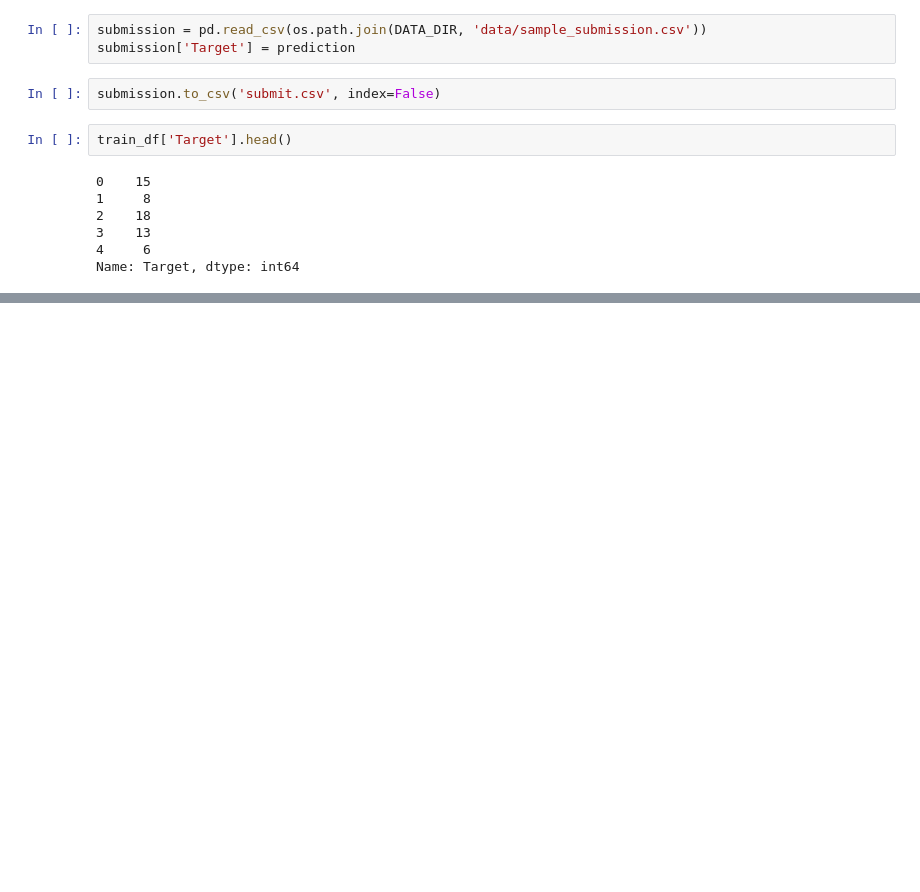
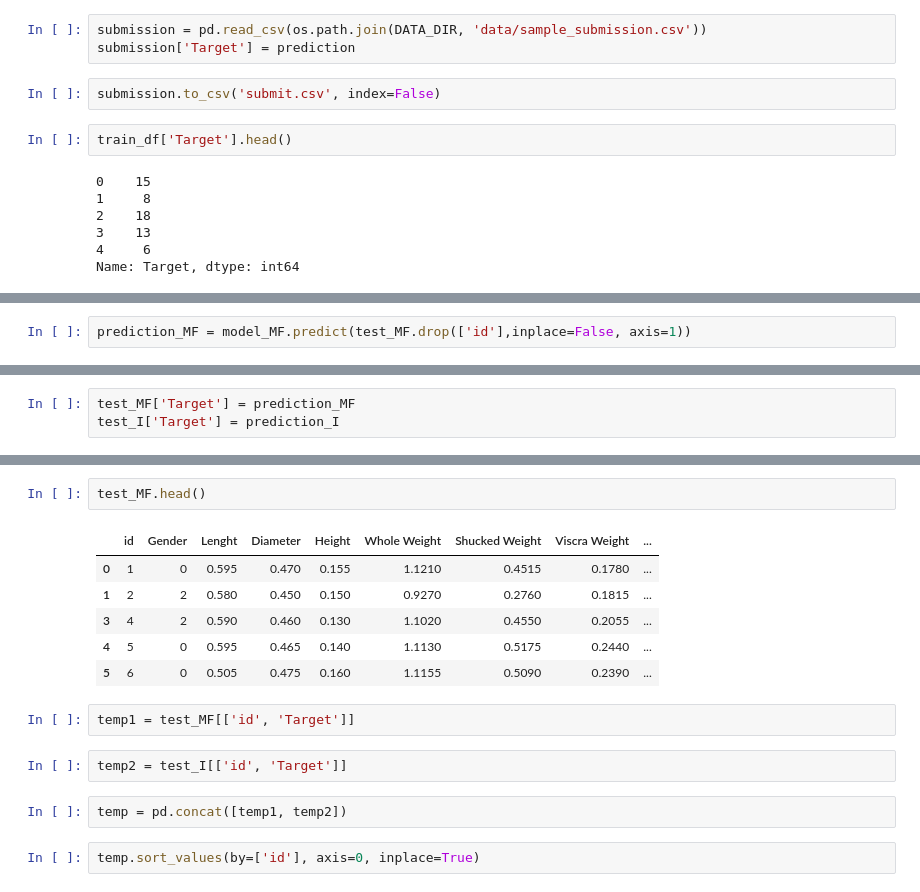
Before and after one commit to cheymingyu/Dacon_basic, a Jupyter notebook: abalone/predict_abalone_age.ipynb, the cells around one changed output, grey strips where cells are left out. Drawn from its saved outputs; the diff is of its cells as text; blank space fills up the shorter version.

```diff
--- a/abalone/predict_abalone_age.ipynb
+++ b/abalone/predict_abalone_age.ipynb
@@ -142,0 +181,2 @@ Name: Target, dtype: int64
+# %%
+prediction_MF = model_MF.predict(test_MF.drop(['id'],inplace=False, axis=1))
@@ -142,0 +185,3 @@ Name: Target, dtype: int64
+# %%
+test_MF['Target'] = prediction_MF
+test_I['Target'] = prediction_I
@@ -142,0 +202,17 @@ Name: Target, dtype: int64
+# %%
+test_MF.head()
+# %% [output]
+|  | id | Gender | Lenght | Diameter | Height | Whole Weight | Shucked Weight | Viscra Weight | ... |
+| 0 | 1 | 0 | 0.595 | 0.470 | 0.155 | 1.1210 | 0.4515 | 0.1780 | ... |
+| 1 | 2 | 2 | 0.580 | 0.450 | 0.150 | 0.9270 | 0.2760 | 0.1815 | ... |
+| 3 | 4 | 2 | 0.590 | 0.460 | 0.130 | 1.1020 | 0.4550 | 0.2055 | ... |
+| 4 | 5 | 0 | 0.595 | 0.465 | 0.140 | 1.1130 | 0.5175 | 0.2440 | ... |
+| 5 | 6 | 0 | 0.505 | 0.475 | 0.160 | 1.1155 | 0.5090 | 0.2390 | ... |
+# %%
+temp1 = test_MF[['id', 'Target']]
+# %%
+temp2 = test_I[['id', 'Target']]
+# %%
+temp = pd.concat([temp1, temp2])
+# %%
+temp.sort_values(by=['id'], axis=0, inplace=True)
```
Also changed, not shown: parts of 12 cells of this notebook.
